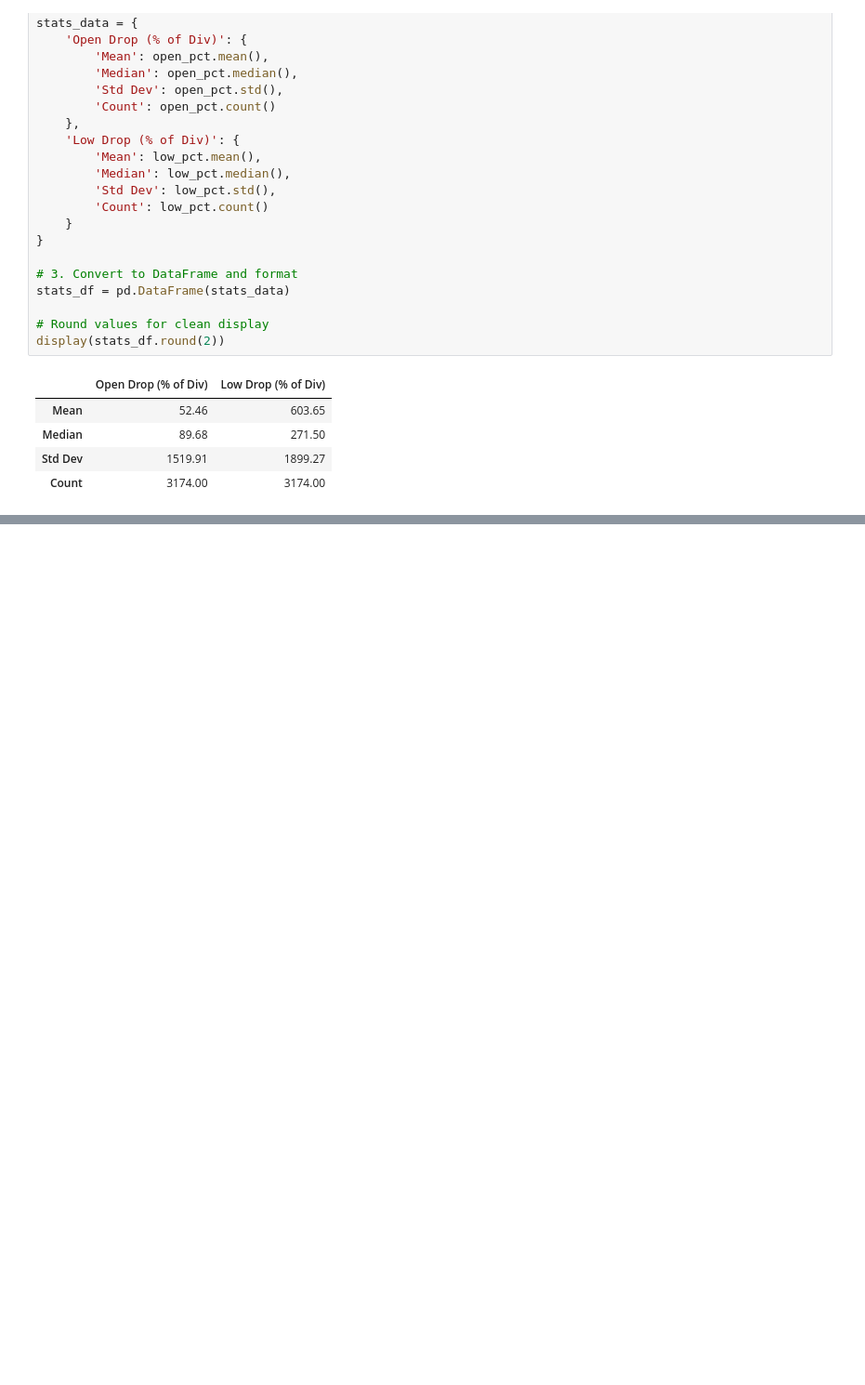
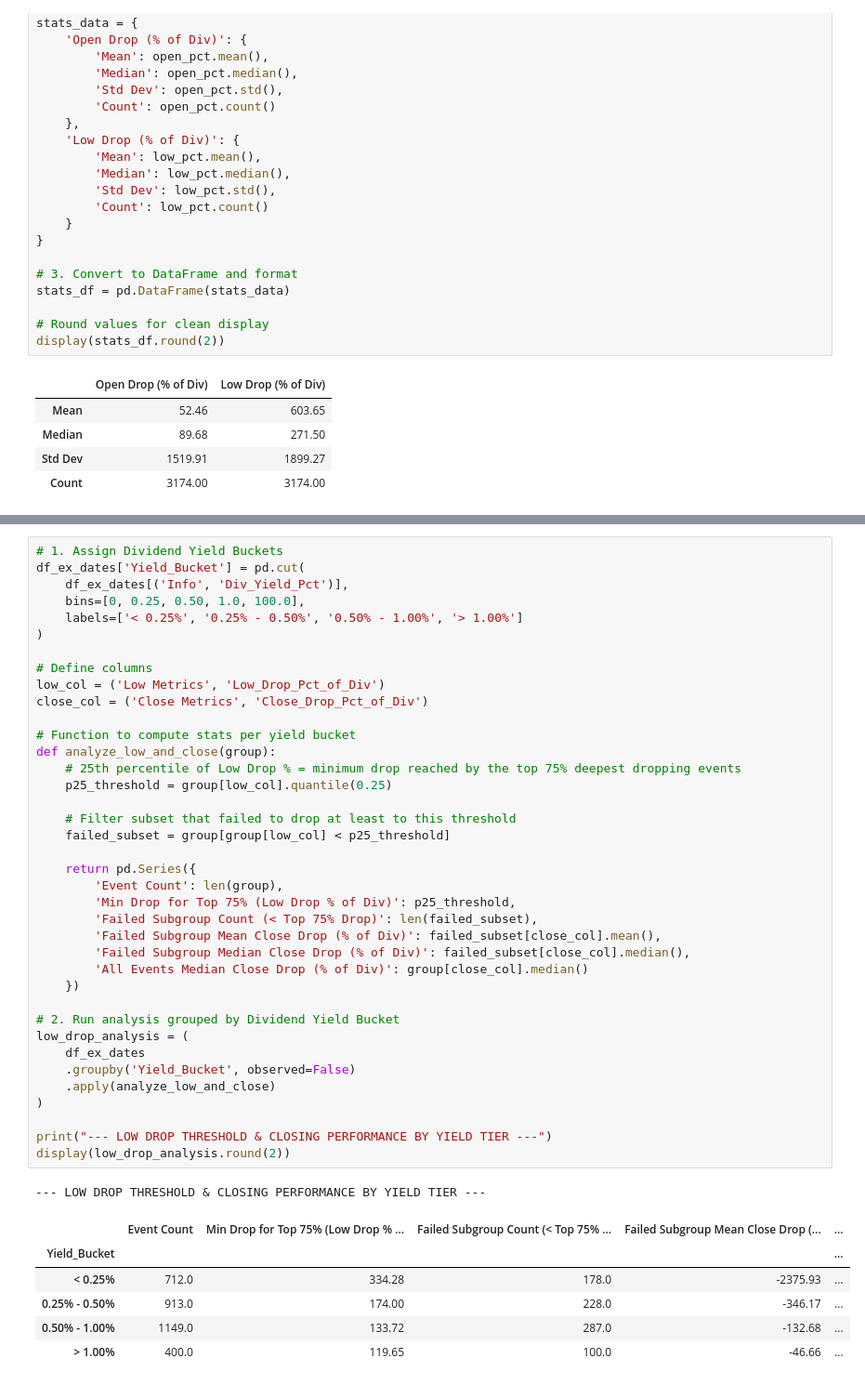
Before and after one commit to jhenningsen/Equity_Analysis, a Jupyter notebook: Ex-Dividend_Analysis.ipynb, the cells around one changed output, grey strips where cells are left out. Shown at 93% size. Drawn from its saved outputs; the diff is of its cells as text; blank space fills up the shorter version.

```diff
--- a/Ex-Dividend_Analysis.ipynb
+++ b/Ex-Dividend_Analysis.ipynb
@@ -192,0 +244,46 @@ display(stats_df.round(2))
+# %%
+# 1. Assign Dividend Yield Buckets
+df_ex_dates['Yield_Bucket'] = pd.cut(
+    df_ex_dates[('Info', 'Div_Yield_Pct')],
+    bins=[0, 0.25, 0.50, 1.0, 100.0],
+    labels=['< 0.25%', '0.25% - 0.50%', '0.50% - 1.00%', '> 1.00%']
+)
+
+# Define columns
+low_col = ('Low Metrics', 'Low_Drop_Pct_of_Div')
+close_col = ('Close Metrics', 'Close_Drop_Pct_of_Div')
+
+# Function to compute stats per yield bucket
+def analyze_low_and_close(group):
+    # 25th percentile of Low Drop % = minimum drop reached by the top 75% deepest dropping events
+    p25_threshold = group[low_col].quantile(0.25)
+
+    # Filter subset that failed to drop at least to this threshold
+    failed_subset = group[group[low_col] < p25_threshold]
+
+    return pd.Series({
+        'Event Count': len(group),
+        'Min Drop for Top 75% (Low Drop % of Div)': p25_threshold,
+        'Failed Subgroup Count (< Top 75% Drop)': len(failed_subset),
+        'Failed Subgroup Mean Close Drop (% of Div)': failed_subset[close_col].mean(),
+        'Failed Subgroup Median Close Drop (% of Div)': failed_subset[close_col].median(),
+        'All Events Median Close Drop (% of Div)': group[close_col].median()
+    })
+
+# 2. Run analysis grouped by Dividend Yield Bucket
+low_drop_analysis = (
+    df_ex_dates
+    .groupby('Yield_Bucket', observed=False)
+    .apply(analyze_low_and_close)
+)
+
+print("--- LOW DROP THRESHOLD & CLOSING PERFORMANCE BY YIELD TIER ---")
+display(low_drop_analysis.round(2))
+# %% [output]
+--- LOW DROP THRESHOLD & CLOSING PERFORMANCE BY YIELD TIER ---
+|  | Event Count | Min Drop for Top 75% (Low Drop % ... | Failed Subgroup Count (< Top 75% ... | Failed Subgroup Mean Close Drop (... | ... |
+| Yield_Bucket |  |  |  |  | ... |
+| < 0.25% | 712.0 | 334.28 | 178.0 | -2375.93 | ... |
+| 0.25% - 0.50% | 913.0 | 174.00 | 228.0 | -346.17 | ... |
+| 0.50% - 1.00% | 1149.0 | 133.72 | 287.0 | -132.68 | ... |
+| > 1.00% | 400.0 | 119.65 | 100.0 | -46.66 | ... |
```
Also changed, not shown: parts of 5 cells of this notebook.
